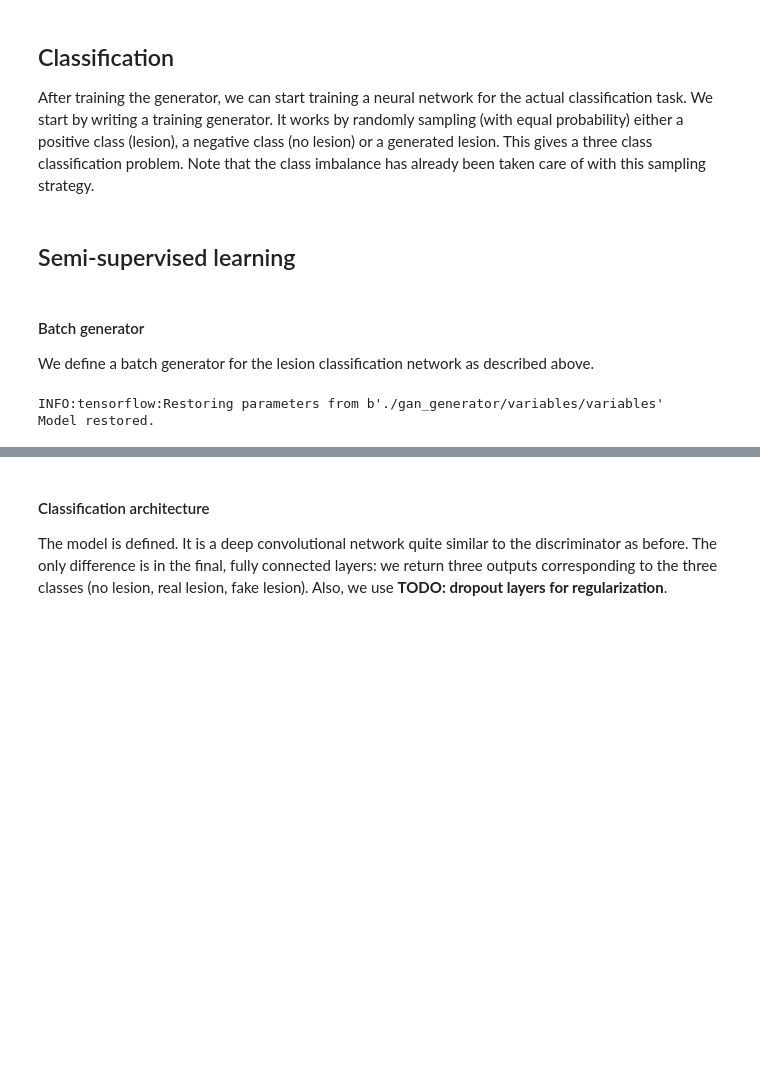
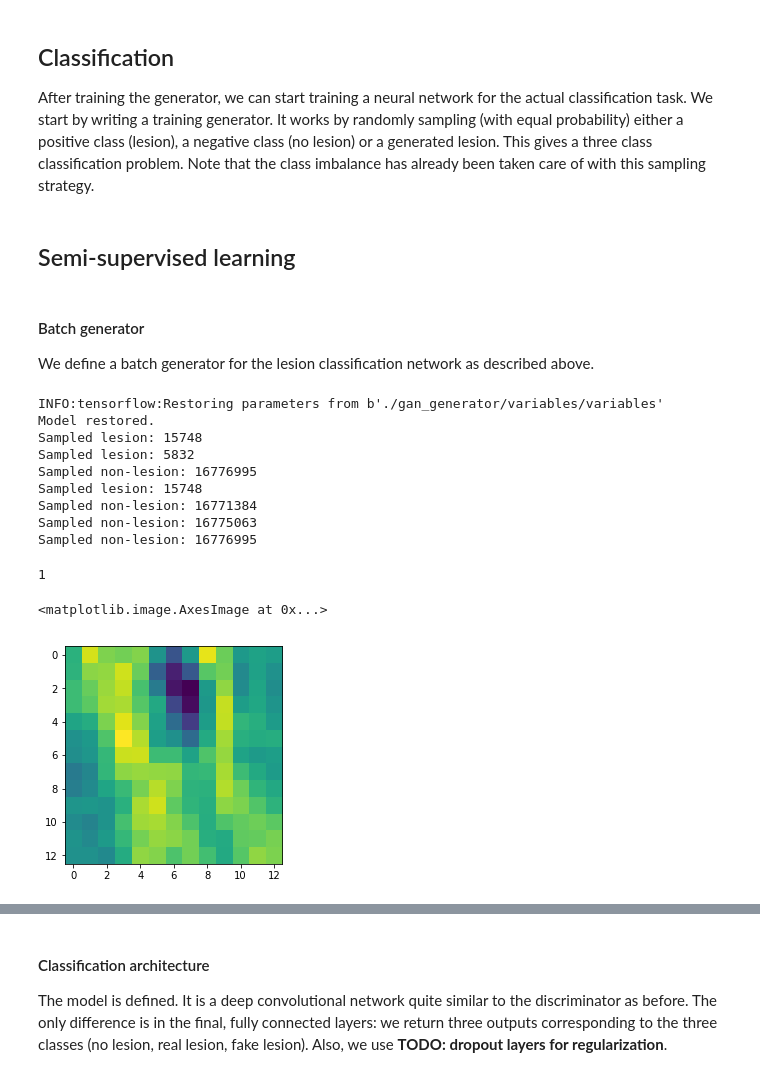
Before and after one commit to NOllAl/CSCI82Project, a Jupyter notebook: CSCI82 - Final project.ipynb, the cells around one changed output, grey strips where cells are left out. Saved outputs shown, nothing was run; the diff lists cells and outputs as text; code cells hidden in the pictures; blank space fills up the shorter version.

```diff
--- a/CSCI82 - Final project.ipynb
+++ b/CSCI82 - Final project.ipynb
@@ -156,7 +156,7 @@ def read_directory(image):
     x, y = x[:, 0:-1:2, 0:-1:2, 0:-1:2], target[0:-1:2, 0:-1:2, 0:-1:2]
     return image, x, y
 
-all_files = [read_directory(file) for file in train_files]
+all_files = [read_directory(file) for file in files]
 # %% [markdown]
 After reading in all MRI files, a training generator is defined. This training generator can be used to generate patches around a lesion voxel to be fed into the GAN. The training generator is parametrized by the `batch_size` which indicates the number of patches and by `patch_size` which parametrizes how many neighboring voxels will be incorporated into the sampled patch.
 
@@ -578,7 +566,7 @@ def batch_generator_classifier(sample_images, all_images, batch_size, patch_size
             if use_gan:
                 target = np.random.randint(0, 3)
             else:
-                target = np.random.randing(0, 2)
+                target = np.random.randint(0, 2)
             targets.append(target)
 
             if target in np.array([0, 1]):
@@ -655,3 +643,17 @@ with tf.Session(graph=tf.Graph()) as sess:
 # %% [output]
 INFO:tensorflow:Restoring parameters from b'./gan_generator/variables/variables'
 Model restored.
+Sampled lesion: 15748
+Sampled lesion: 5832
+Sampled non-lesion: 16776995
+Sampled lesion: 15748
+Sampled non-lesion: 16771384
+Sampled non-lesion: 16775063
+Sampled non-lesion: 16776995
+# %%
+print(targets[1])
+plt.imshow(images[1, 0, 6, :, :])
+# %% [output]
+1
+<matplotlib.image.AxesImage at 0x...>
+[figure, added]
```
Also changed, not shown: parts of 11 cells of this notebook.
